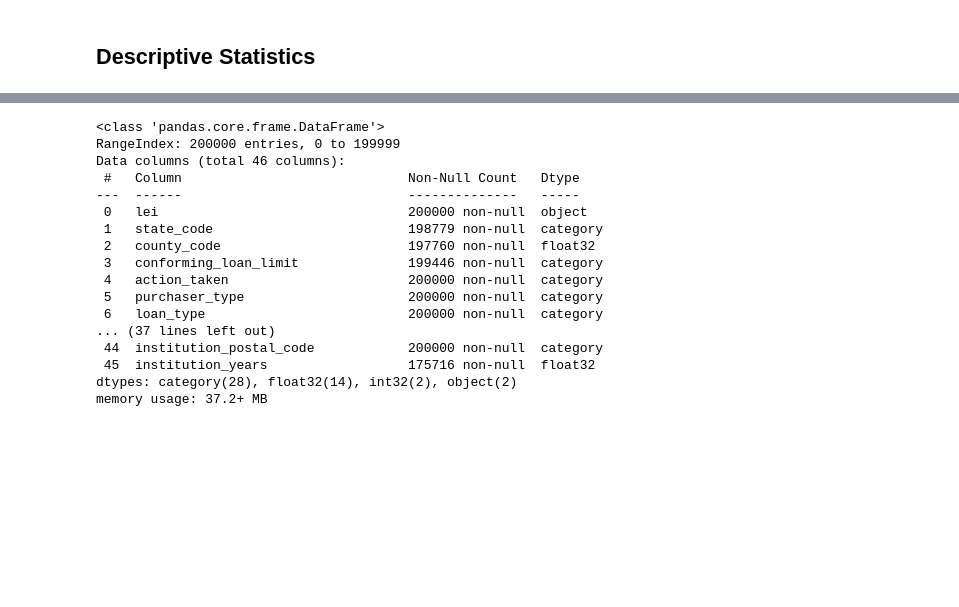
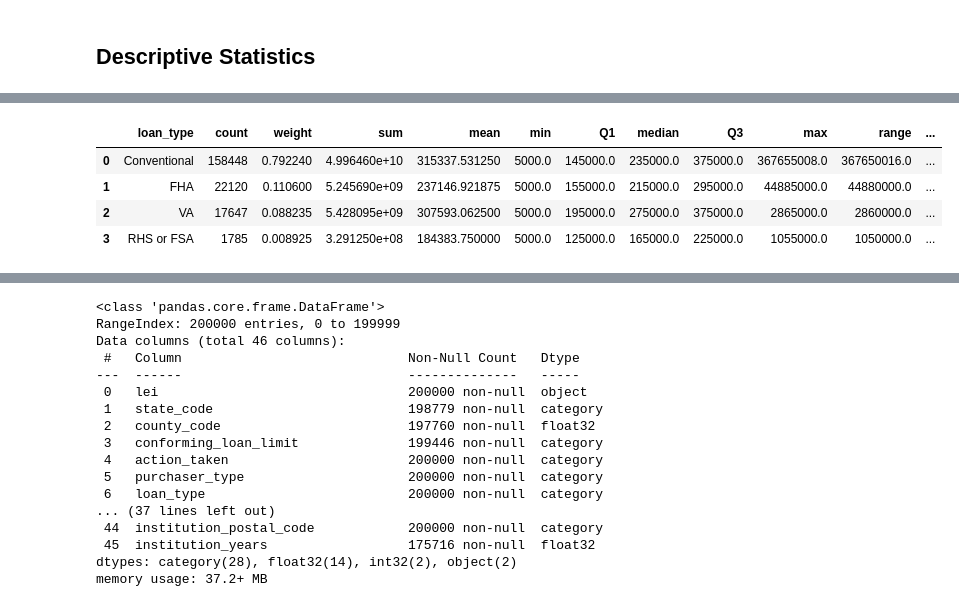
Before and after one commit to mandelbrojt/hmda-eda, a Jupyter notebook: us-mortgage-lending-eda.ipynb, the cells around one changed output, grey strips where cells are left out. Saved outputs shown, nothing was run; the diff lists cells and outputs as text; code cells hidden in the pictures; blank space fills up the shorter version.

```diff
--- a/us-mortgage-lending-eda.ipynb
+++ b/us-mortgage-lending-eda.ipynb
@@ -315,0 +308,10 @@ pandas.core.groupby.generic.SeriesGroupBy
+# %%
+lamnt_by_ltype_summary = summarize(mortgage_lending, ["loan_type"], "loan_amount")
+# %%
+lamnt_by_ltype_summary
+# %% [output]
+|  | loan_type | count | weight | sum | mean | min | Q1 | median | Q3 | max | range | ... |
+| 0 | Conventional | 158448 | 0.792240 | 4.996460e+10 | 315337.531250 | 5000.0 | 145000.0 | 235000.0 | 375000.0 | 367655008.0 | 367650016.0 | ... |
+| 1 | FHA | 22120 | 0.110600 | 5.245690e+09 | 237146.921875 | 5000.0 | 155000.0 | 215000.0 | 295000.0 | 44885000.0 | 44880000.0 | ... |
+| 2 | VA | 17647 | 0.088235 | 5.428095e+09 | 307593.062500 | 5000.0 | 195000.0 | 275000.0 | 375000.0 | 2865000.0 | 2860000.0 | ... |
+| 3 | RHS or FSA | 1785 | 0.008925 | 3.291250e+08 | 184383.750000 | 5000.0 | 125000.0 | 165000.0 | 225000.0 | 1055000.0 | 1050000.0 | ... |
```
Also changed, not shown: parts of 10 cells of this notebook.
